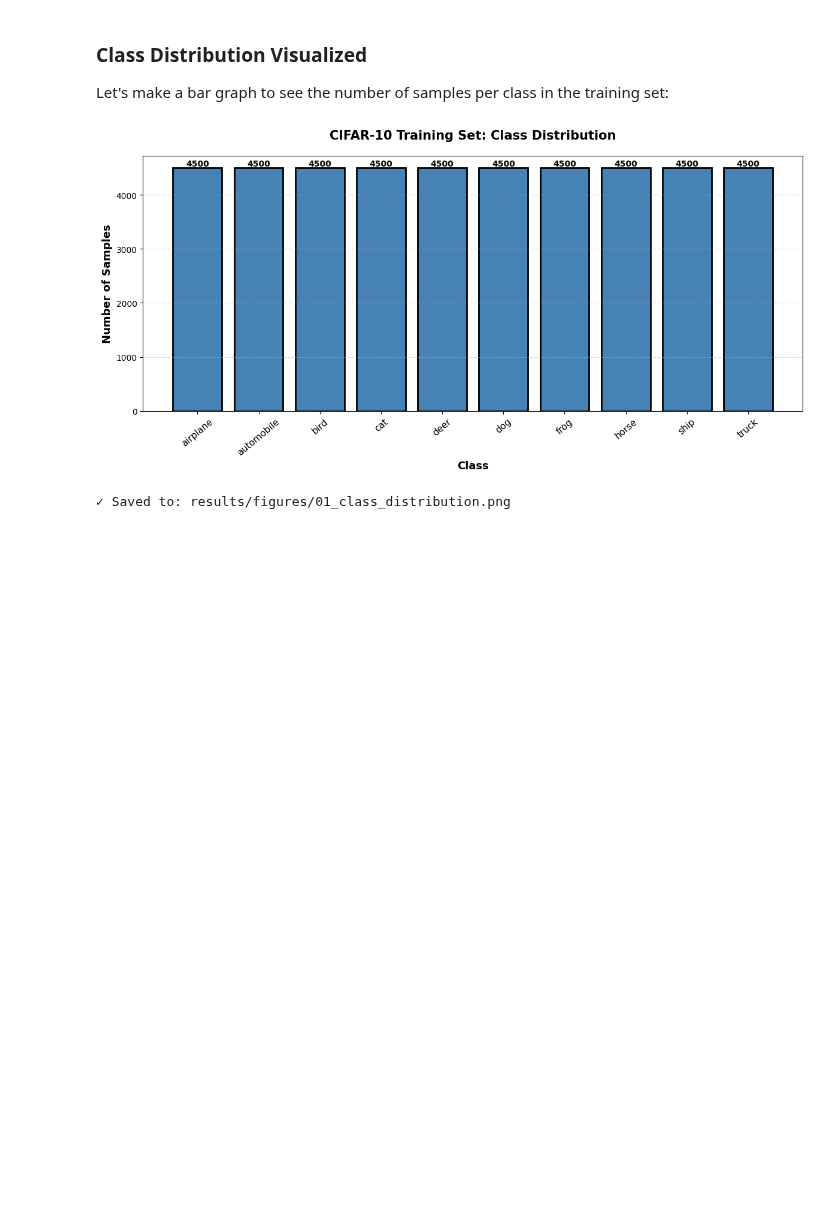
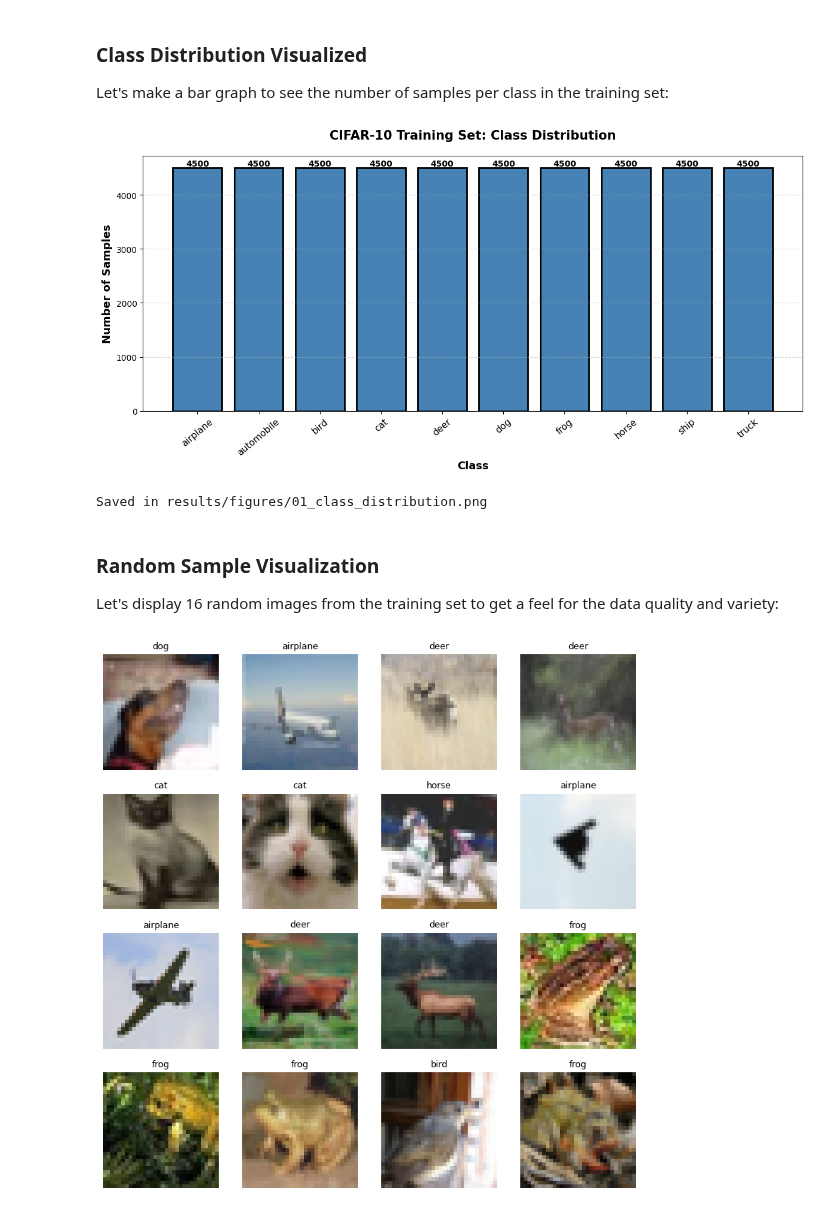
Before and after one commit to ShawarmaOnGit/tda-adversarial-detection, a Jupyter notebook: notebooks/01_data_exploration.ipynb, the cells around one changed output. Saved outputs shown, nothing was run; the diff lists cells and outputs as text; code cells hidden in the pictures; blank space fills up the shorter version.

Commit message:
feat: Finish data exploration

```diff
--- a/notebooks/01_data_exploration.ipynb
+++ b/notebooks/01_data_exploration.ipynb
@@ -148,7 +148,15 @@ plt.tight_layout()
 plt.savefig('../results/figures/01_class_distribution.png', bbox_inches='tight')
 plt.show()
 
-print("Saved in: results/figures/01_class_distribution.png")
+print("Saved in results/figures/01_class_distribution.png")
 # %% [output]
 [figure]
-✓ Saved to: results/figures/01_class_distribution.png
+Saved in results/figures/01_class_distribution.png
+# %% [markdown]
+### Random Sample Visualization
+
+Let's display 16 random images from the training set to get a feel for the data quality and variety:
+# %%
+visualize_samples(training_images, training_labels, class_names, 16)
+# %% [output]
+[figure, added]
```
Also changed, not shown: parts of 9 cells of this notebook.
